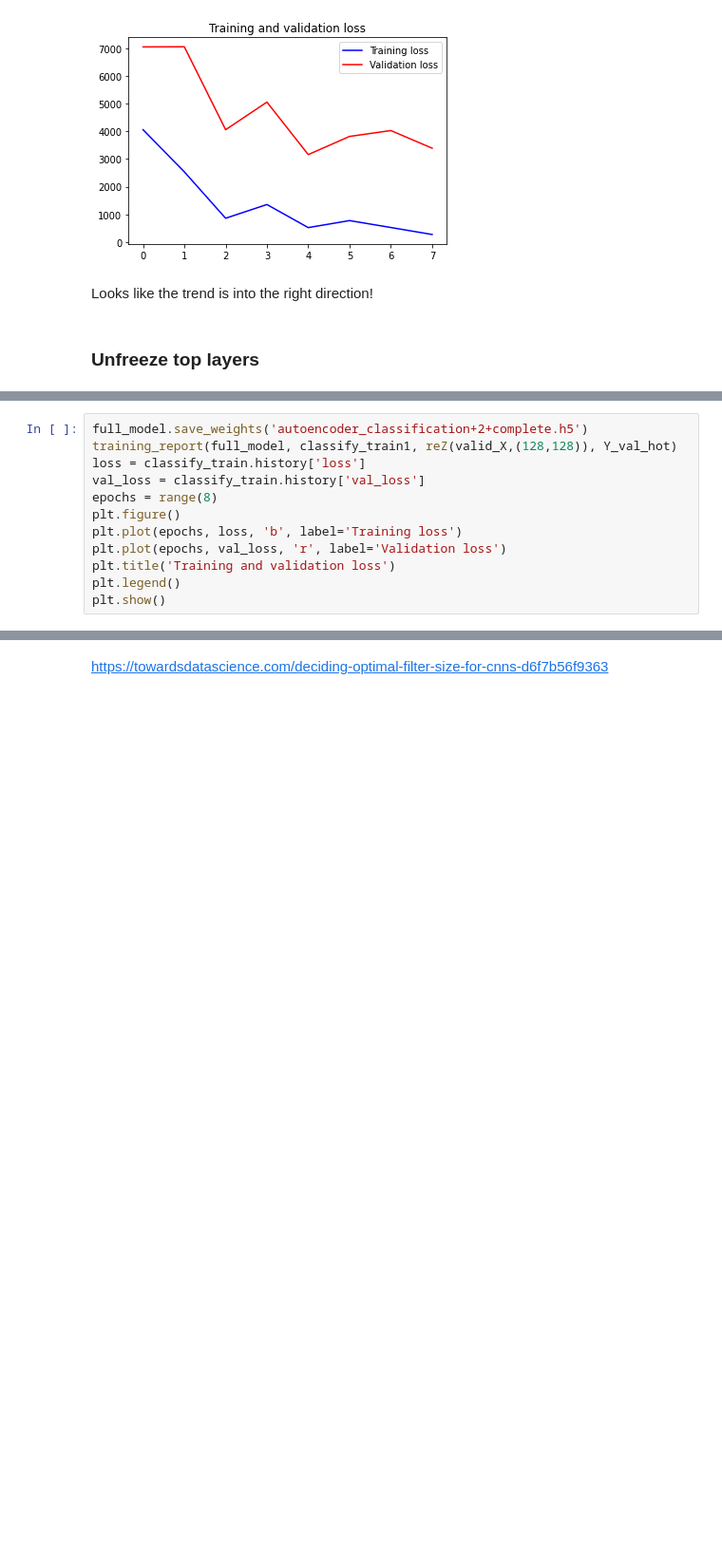
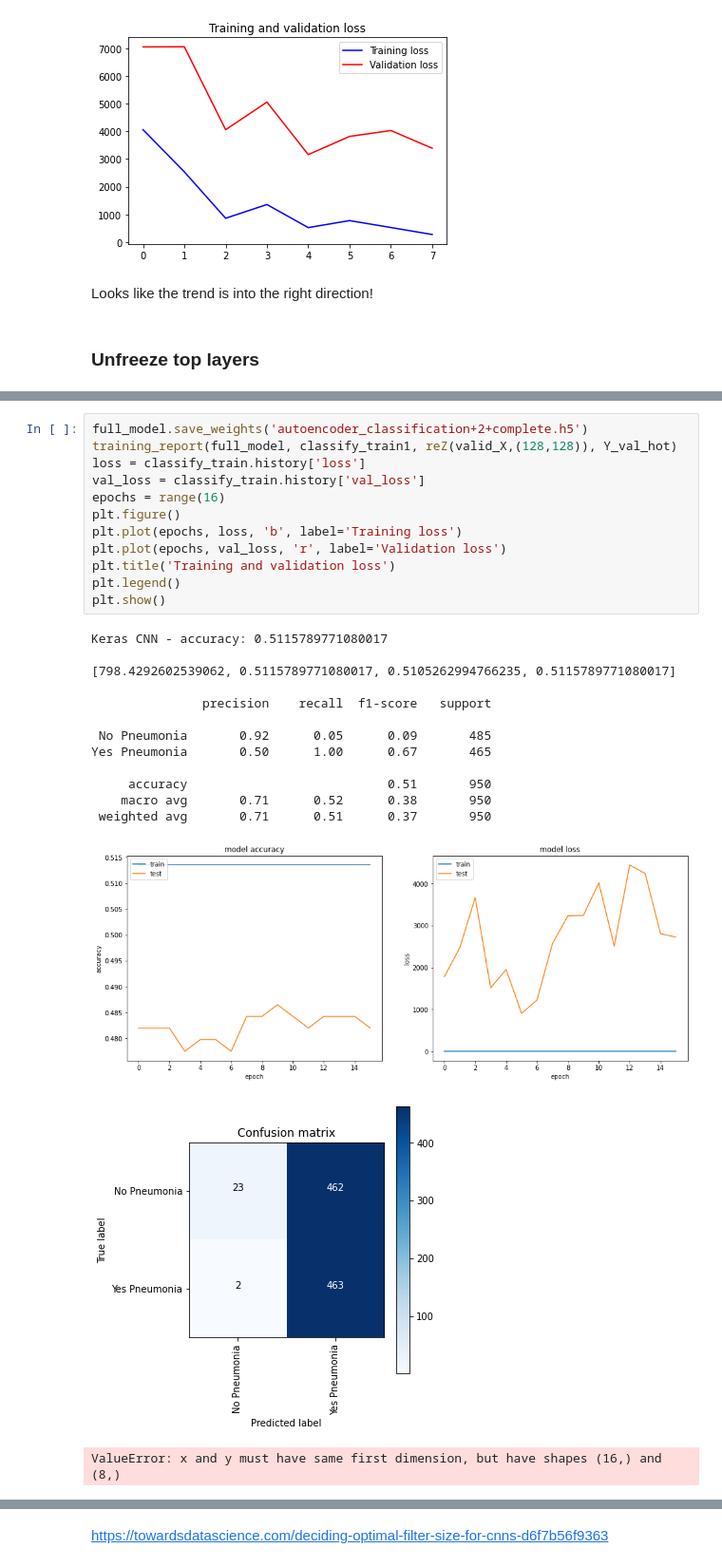
Before and after one commit to borodark/ie7860, a Jupyter notebook: Autoencoder + 2.ipynb, the cells around one changed output, grey strips where cells are left out. Shown at 95% size. Cells and saved outputs as stored; diff of their text form; blank space fills up the shorter version.

```diff
--- a/Autoencoder + 2.ipynb
+++ b/Autoencoder + 2.ipynb
@@ -675,12 +675,28 @@ Epoch 7/64
 # %%
 full_model.save_weights('autoencoder_classification+2+complete.h5')
 training_report(full_model, classify_train1, reZ(valid_X,(128,128)), Y_val_hot)
 loss = classify_train.history['loss']
 val_loss = classify_train.history['val_loss']
-epochs = range(8)
+epochs = range(16)
 plt.figure()
 plt.plot(epochs, loss, 'b', label='Training loss')
 plt.plot(epochs, val_loss, 'r', label='Validation loss')
 plt.title('Training and validation loss')
 plt.legend()
 plt.show()
+# %% [output]
+Keras CNN - accuracy: 0.5115789771080017
+
+[798.4292602539062, 0.5115789771080017, 0.5105262994766235, 0.5115789771080017]
+
+               precision    recall  f1-score   support
+
+ No Pneumonia       0.92      0.05      0.09       485
+Yes Pneumonia       0.50      1.00      0.67       465
+
+     accuracy                           0.51       950
+    macro avg       0.71      0.52      0.38       950
+ weighted avg       0.71      0.51      0.37       950
+[figure, added]
+[figure, added]
+ValueError: x and y must have same first dimension, but have shapes (16,) and (8,)
```
Also changed, not shown: parts of 4 cells of this notebook.
